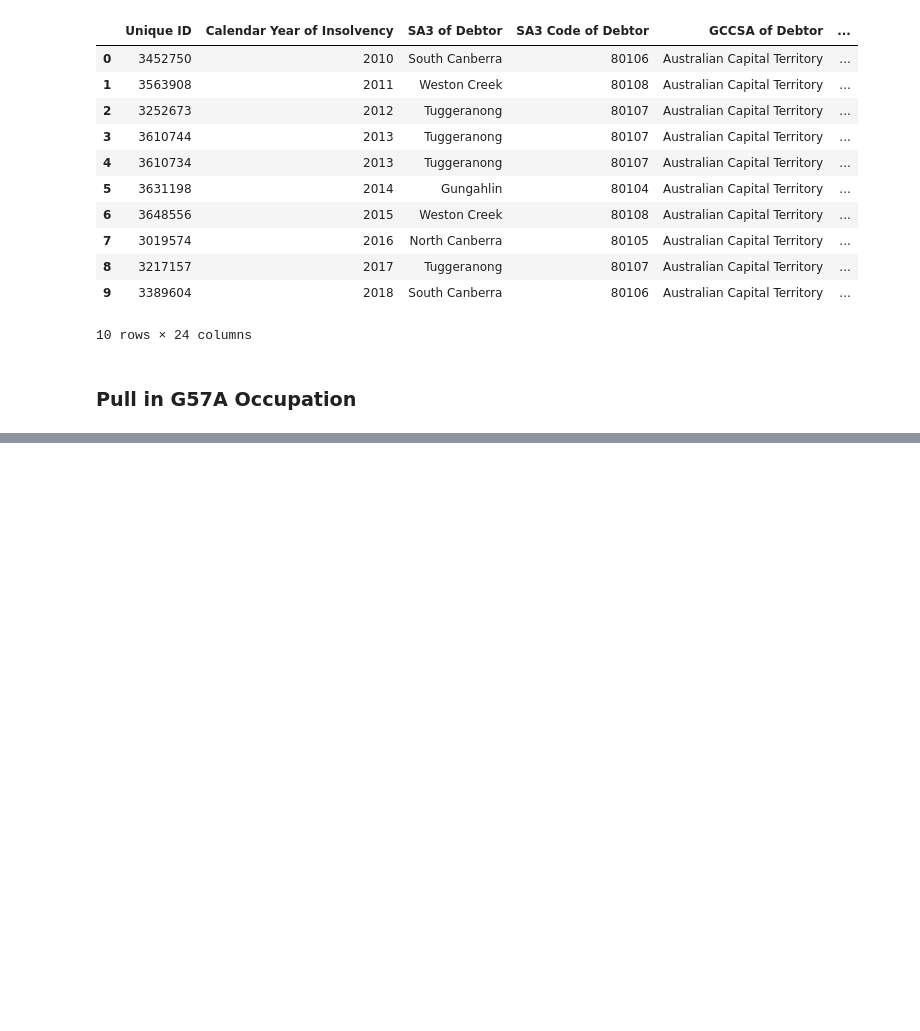
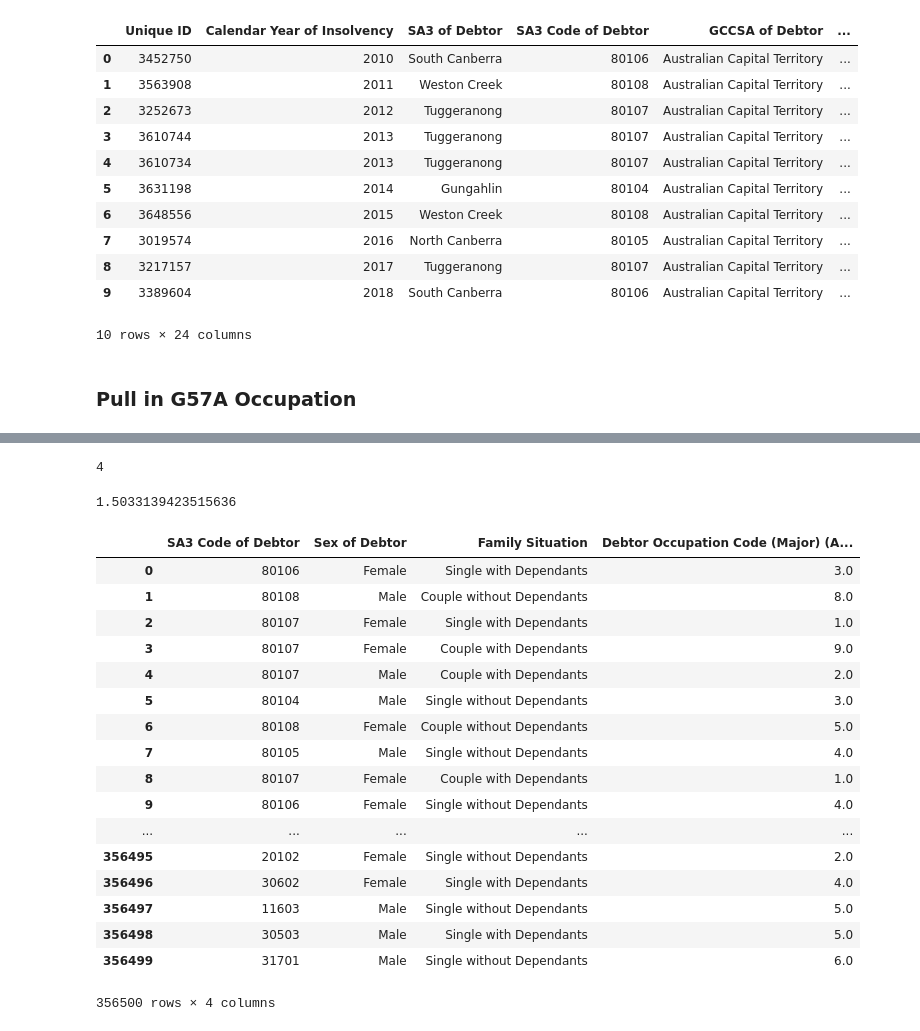
Before and after one commit to pmRed/govhack2018-EZ0, a Jupyter notebook: uhh.ipynb, the cells around one changed output, grey strips where cells are left out. Cells and saved outputs as stored; diff of their text form; code cells hidden in the pictures; blank space fills up the shorter version.

```diff
--- a/uhh.ipynb
+++ b/uhh.ipynb
@@ -250,0 +369,8 @@ g57_interest.head(10)
+# %%
+23***4
+# %% [output]
+4
+# %%
+b25_posterior[(10102,'Single with Dependants')]/non_comp_marginal
+# %% [output]
+1.5033139423515636
@@ -250,0 +381,21 @@ g57_interest.head(10)
+# %%
+non_comp
+# %% [output]
+|  | SA3 Code of Debtor | Sex of Debtor | Family Situation | Debtor Occupation Code (Major) (A... |
+| 0 | 80106 | Female | Single with Dependants | 3.0 |
+| 1 | 80108 | Male | Couple without Dependants | 8.0 |
+| 2 | 80107 | Female | Single with Dependants | 1.0 |
+| 3 | 80107 | Female | Couple with Dependants | 9.0 |
+| 4 | 80107 | Male | Couple with Dependants | 2.0 |
+| 5 | 80104 | Male | Single without Dependants | 3.0 |
+| 6 | 80108 | Female | Couple without Dependants | 5.0 |
+| 7 | 80105 | Male | Single without Dependants | 4.0 |
+| 8 | 80107 | Female | Couple with Dependants | 1.0 |
+| 9 | 80106 | Female | Single without Dependants | 4.0 |
+| ... | ... | ... | ... | ... |
+| 356495 | 20102 | Female | Single without Dependants | 2.0 |
+| 356496 | 30602 | Female | Single with Dependants | 4.0 |
+| 356497 | 11603 | Male | Single without Dependants | 5.0 |
+| 356498 | 30503 | Male | Single with Dependants | 5.0 |
+| 356499 | 31701 | Male | Single without Dependants | 6.0 |
+356500 rows × 4 columns
```
Also changed, not shown: parts of 12 cells of this notebook.
